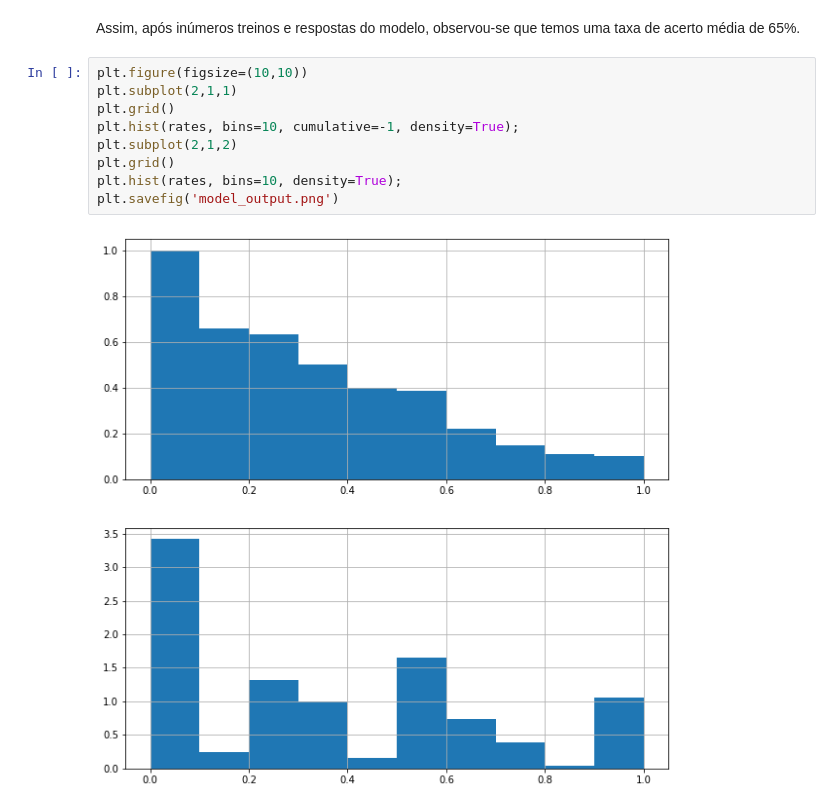
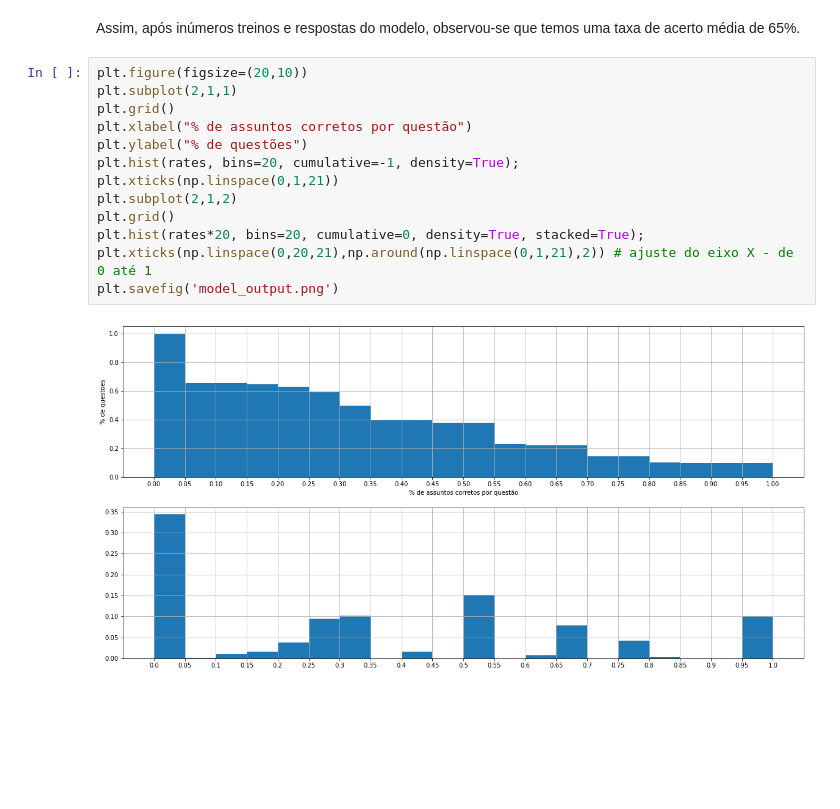
Before and after one commit to msfreit/exam_question_classification, a Jupyter notebook: exam_question_classification.ipynb, the cells around one changed output. Saved outputs shown, nothing was run; the diff lists cells and outputs as text; blank space fills up the shorter version.

```diff
--- a/exam_question_classification.ipynb
+++ b/exam_question_classification.ipynb
@@ -379,13 +379,17 @@ taxa de acerto:  65.87 %
 # %% [markdown]
 Assim, após inúmeros treinos e respostas do modelo, observou-se que temos uma taxa de acerto média de 65%.
 # %%
-plt.figure(figsize=(10,10))
+plt.figure(figsize=(20,10))
 plt.subplot(2,1,1)
 plt.grid()
-plt.hist(rates, bins=10, cumulative=-1, density=True);
+plt.xlabel("% de assuntos corretos por questão")
+plt.ylabel("% de questões")
+plt.hist(rates, bins=20, cumulative=-1, density=True);
+plt.xticks(np.linspace(0,1,21))
 plt.subplot(2,1,2)
 plt.grid()
-plt.hist(rates, bins=10, density=True);
+plt.hist(rates*20, bins=20, cumulative=0, density=True, stacked=True);
+plt.xticks(np.linspace(0,20,21),np.around(np.linspace(0,1,21),2)) # ajuste do eixo X - de 0 até 1
 plt.savefig('model_output.png')
 # %% [output]
-[figure, old version]
+[figure, new version]
```
Also changed, not shown: parts of 7 cells of this notebook, 1 other file.
